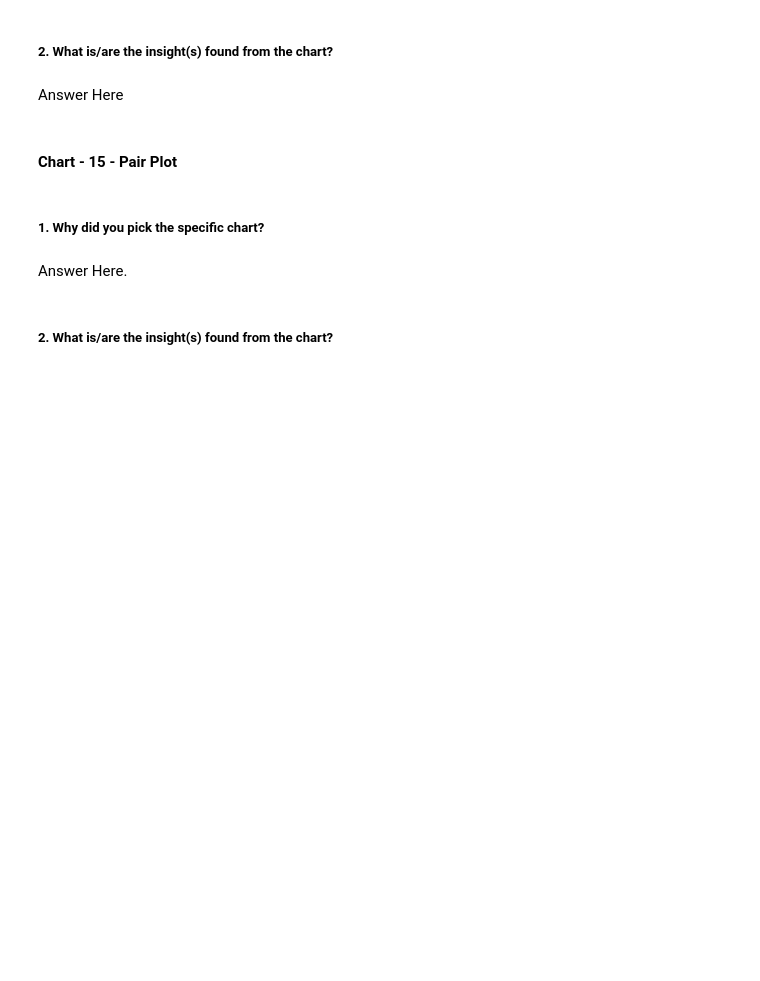
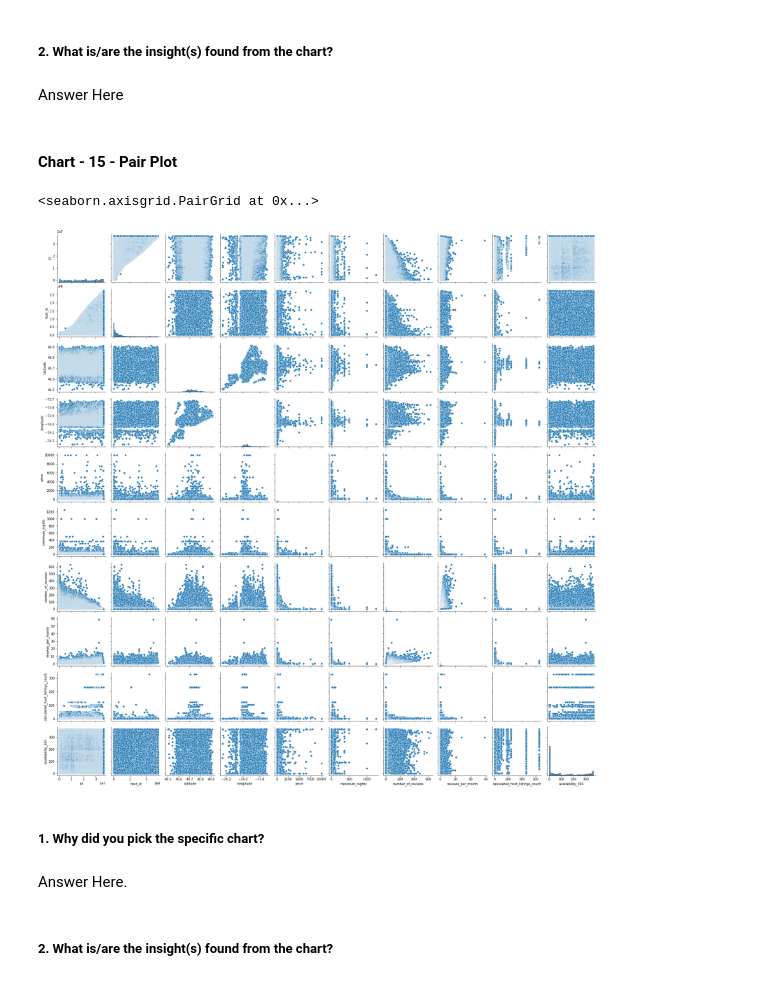
Before and after one commit to HarshadTheOne/AirBnb-Bookings-Analysis, a Jupyter notebook: AirBnb_Booking_Analysis_Capstone_Project.ipynb, the cells around one changed output. Saved outputs shown, nothing was run; the diff lists cells and outputs as text; code cells hidden in the pictures; blank space fills up the shorter version.

```diff
--- a/AirBnb_Booking_Analysis_Capstone_Project.ipynb
+++ b/AirBnb_Booking_Analysis_Capstone_Project.ipynb
@@ -489,6 +523,10 @@ Answer Here
 #### Chart - 15 - Pair Plot
 # %%
 # Pair Plot visualization code
+sns.pairplot(df)
+# %% [output]
+<seaborn.axisgrid.PairGrid at 0x...>
+[figure, added]
 # %% [markdown]
 ##### 1. Why did you pick the specific chart?
 # %% [markdown]
```
Also changed, not shown: parts of 8 cells of this notebook.
